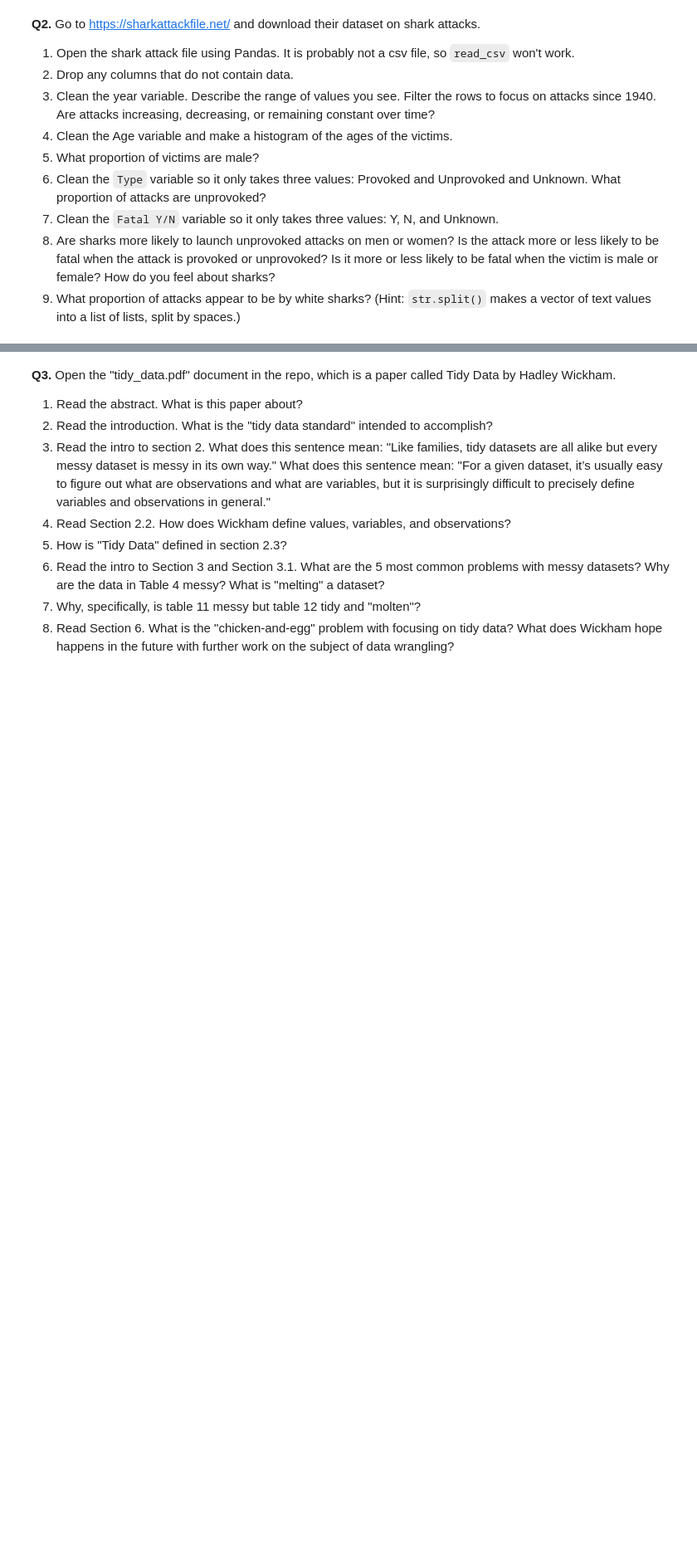
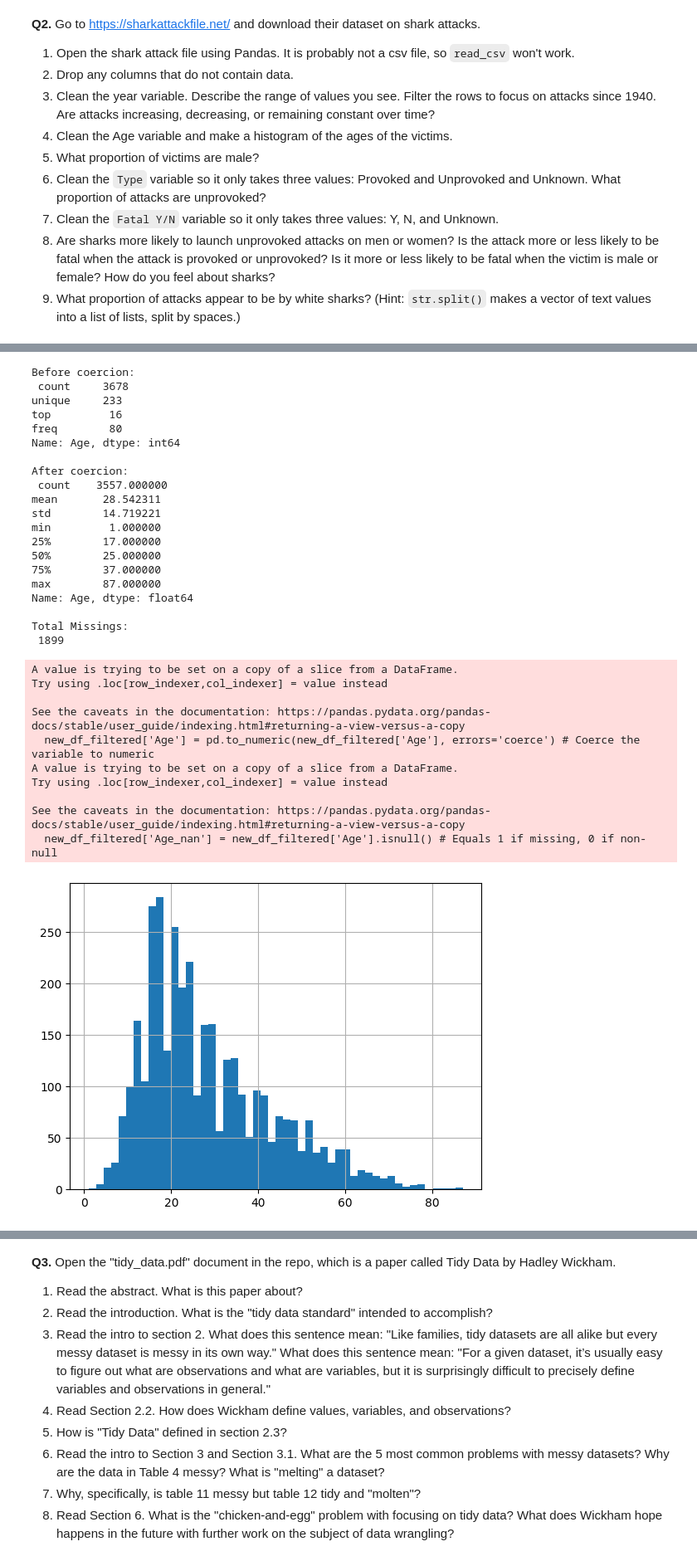
Before and after one commit to eep3uv/wrangling, a Jupyter notebook: assignment/assignment.ipynb, the cells around one changed output, grey strips where cells are left out. Shown: that part at 83% size. Cells and saved outputs as stored; diff of their text form; code cells hidden in the pictures; blank space fills up the shorter version.

```diff
--- a/assignment/assignment.ipynb
+++ b/assignment/assignment.ipynb
@@ -54,0 +169,49 @@ FileNotFoundError: [Errno 2] No such file or directory: '/Users/vanessapasquarel
+# %%
+#clean the age variable and make a histogram:
+var = 'Age' # We'll clean the age variable
+print('Before coercion: \n', new_df_filtered[var].describe(),'\n') # The age variable is not read by Pandas as a number
+
+## An example of type coercion:
+
+# How to coerce a variable to numeric:
+new_df_filtered['Age'] = pd.to_numeric(new_df_filtered['Age'], errors='coerce') # Coerce the variable to numeric
+
+# Create a missing dummy:
+new_df_filtered['Age_nan'] = new_df_filtered['Age'].isnull() # Equals 1 if missing, 0 if non-null
+
+# After coercion:
+print('After coercion: \n', new_df_filtered['Age'].describe(),'\n') # Describe the numeric variable
+new_df_filtered['Age'].hist(bins = 50) # Histogram of the variable values
+print('Total Missings: \n', sum(new_df_filtered['Age_nan']),'\n') # How many missing values are there?
+# %% [output]
+Before coercion:
+ count     3678
+unique     233
+top         16
+freq        80
+Name: Age, dtype: int64
+
+After coercion:
+ count    3557.000000
+mean       28.542311
+std        14.719221
+min         1.000000
+25%        17.000000
+50%        25.000000
+75%        37.000000
+max        87.000000
+Name: Age, dtype: float64
+
+Total Missings:
+ 1899
+A value is trying to be set on a copy of a slice from a DataFrame.
+Try using .loc[row_indexer,col_indexer] = value instead
+
+See the caveats in the documentation: https://pandas.pydata.org/pandas-docs/stable/user_guide/indexing.html#returning-a-view-versus-a-copy
+  new_df_filtered['Age'] = pd.to_numeric(new_df_filtered['Age'], errors='coerce') # Coerce the variable to numeric
+A value is trying to be set on a copy of a slice from a DataFrame.
+Try using .loc[row_indexer,col_indexer] = value instead
+
+See the caveats in the documentation: https://pandas.pydata.org/pandas-docs/stable/user_guide/indexing.html#returning-a-view-versus-a-copy
+  new_df_filtered['Age_nan'] = new_df_filtered['Age'].isnull() # Equals 1 if missing, 0 if non-null
+[figure, added]
```
Also changed, not shown: parts of 16 cells of this notebook.
